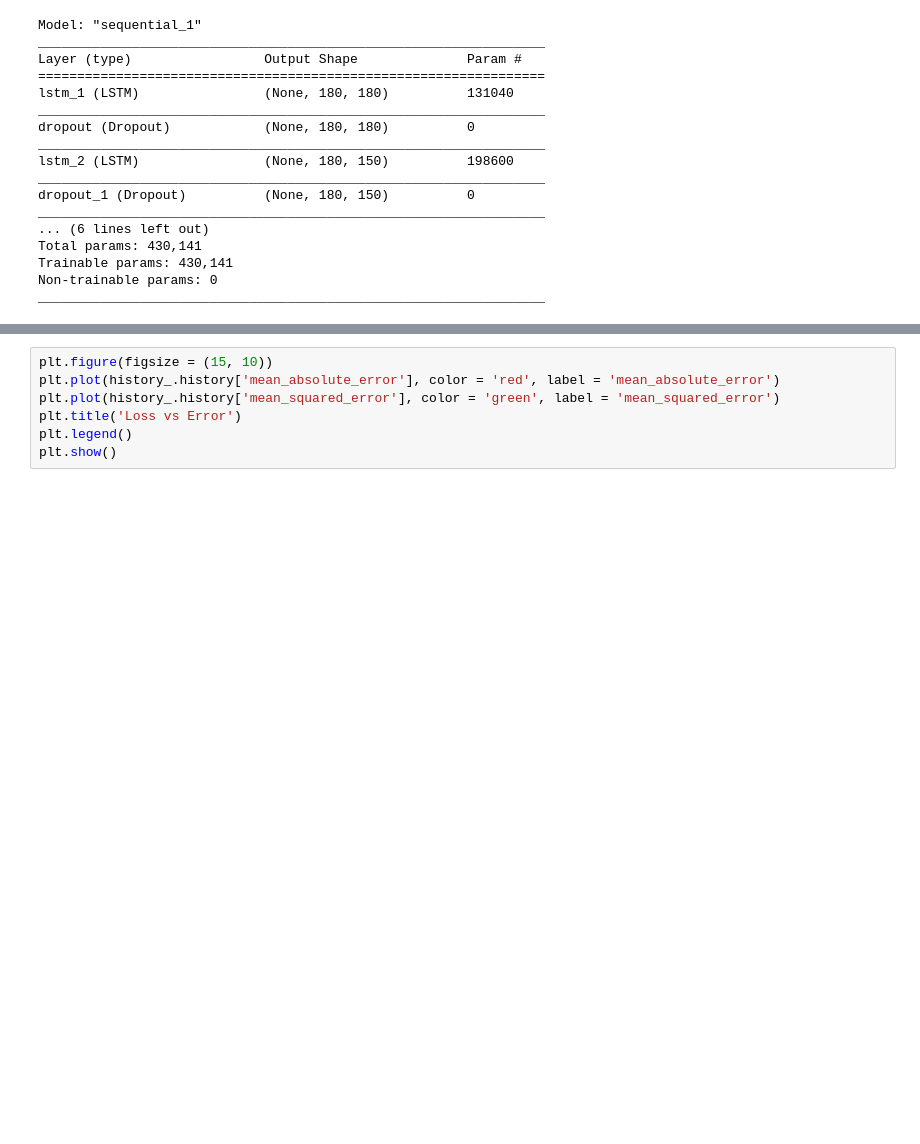
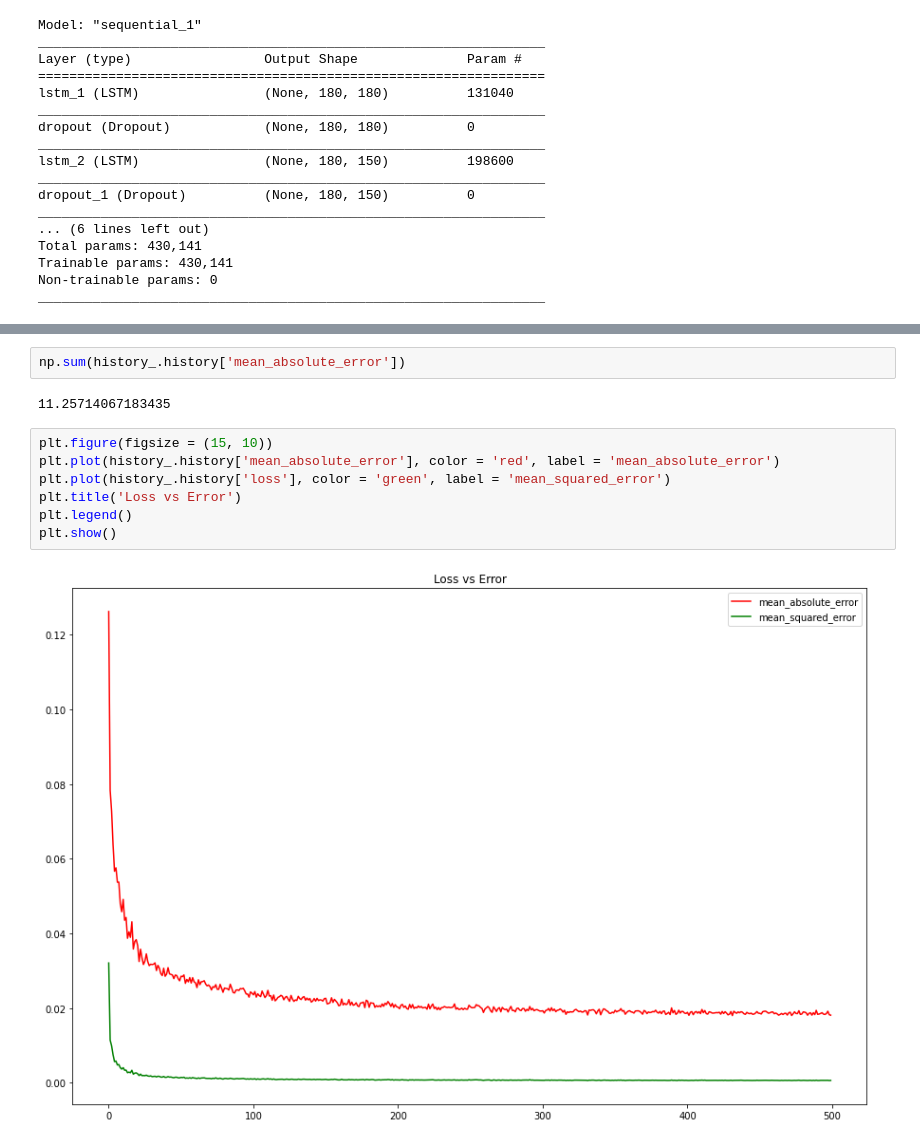
Before and after one commit to itimes-digital/deep-learning-estudo, a Jupyter notebook: analise_petr4.ipynb, the cells around one changed output, grey strips where cells are left out. Cells and saved outputs as stored; diff of their text form; blank space fills up the shorter version.

```diff
--- a/analise_petr4.ipynb
+++ b/analise_petr4.ipynb
@@ -178,7 +198,13 @@ np.mean(history_.history['mean_absolute_error'])
+# %%
+np.sum(history_.history['mean_absolute_error'])
+# %% [output]
+11.25714067183435
 # %%
 plt.figure(figsize = (15, 10))
 plt.plot(history_.history['mean_absolute_error'], color = 'red', label = 'mean_absolute_error')
-plt.plot(history_.history['mean_squared_error'], color = 'green', label = 'mean_squared_error')
+plt.plot(history_.history['loss'], color = 'green', label = 'mean_squared_error')
 plt.title('Loss vs Error')
 plt.legend()
 plt.show()
+# %% [output]
+[figure, added]
```
Also changed, not shown: parts of 18 cells of this notebook.
